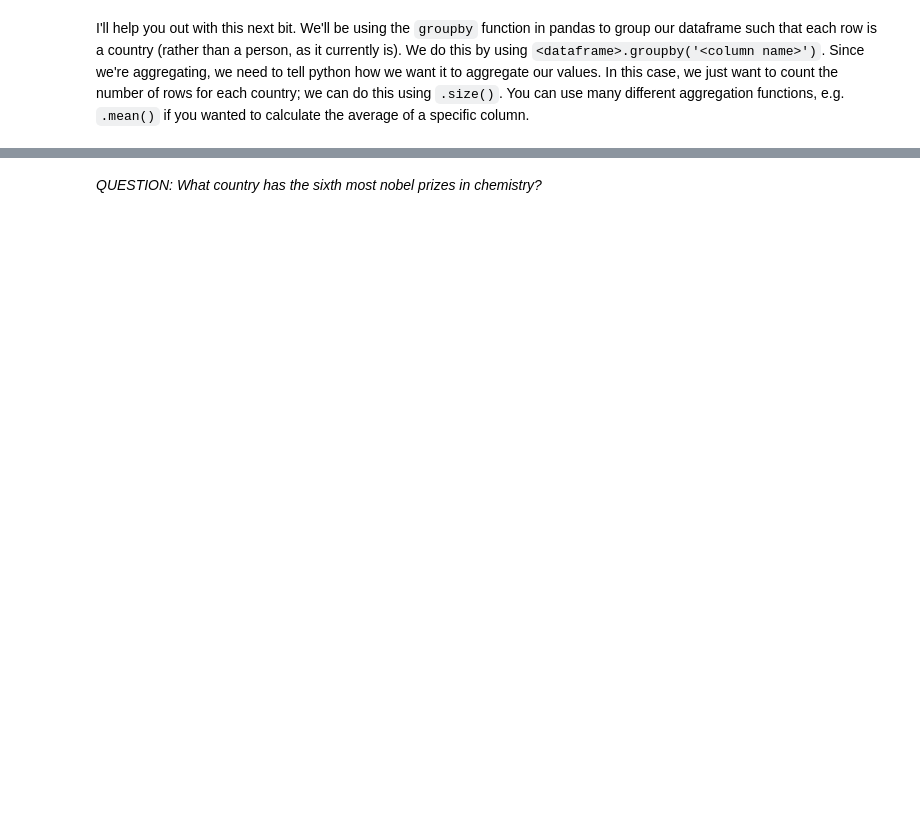
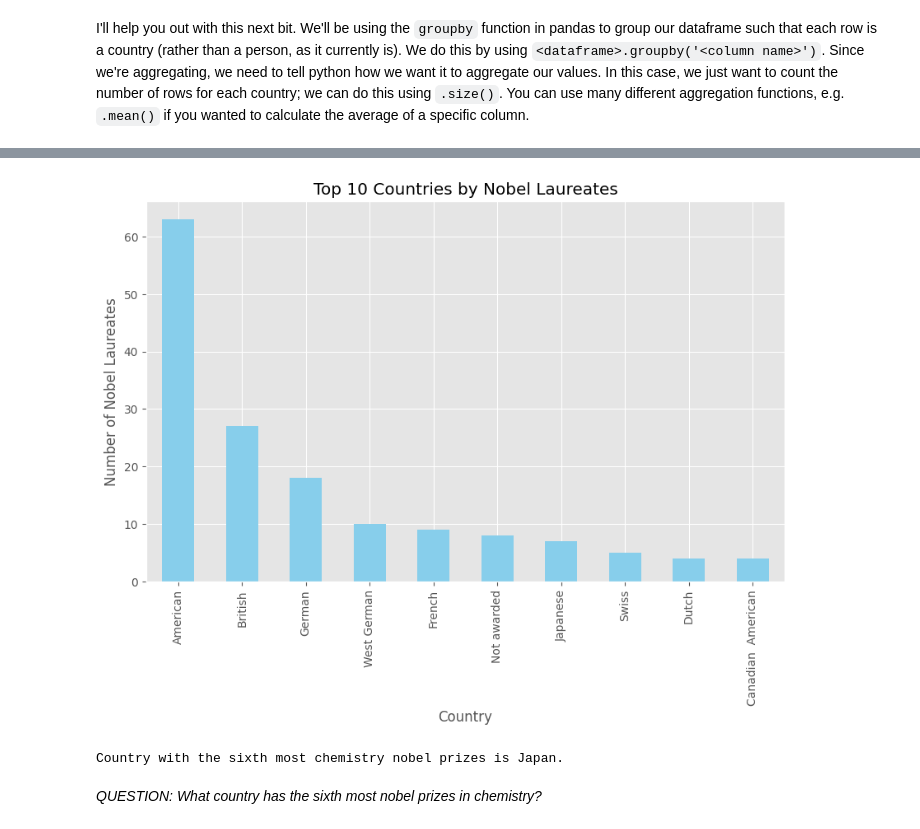
Before and after one commit to ilinashah177/QM2, a Jupyter notebook: Copy_of_W2_Working_with_Data_in_Pandas.ipynb, the cells around one changed output, grey strips where cells are left out. Saved outputs shown, nothing was run; the diff lists cells and outputs as text; code cells hidden in the pictures; blank space fills up the shorter version.

```diff
--- a/Copy_of_W2_Working_with_Data_in_Pandas.ipynb
+++ b/Copy_of_W2_Working_with_Data_in_Pandas.ipynb
@@ -612,4 +612,14 @@ Using the following URL https://en.wikipedia.org/wiki/List_of_Nobel_laureates_in
 # %%
 # scrape the table of Nobel Laureates in Chemistry using read_html. remember, this gives us a LIST of dataframes! lets call this list chem_tables
 
+import pandas as pd
+
+url = 'https://en.wikipedia.org/wiki/List_of_Nobel_laureates_in_Chemistry'
+
+chem_tables = pd.read_html(url)
+
 # select the first dataframe from this list and call it chem
+
+chem = chem_tables[0]
+
+print(chem.head())
@@ -618,6 +642,10 @@ I'll help you out with this next bit. We'll be using the `groupby` function in p
 # %%
 # create a new dataframe called 'country' in which each row is a country, and the values represent the number of nobel laureates.
 
+country = chem.groupby('Nationality[B]')['Laureate[A]'].size()
+
+print(country)
+
 # now sort it in descending order
 
-# finally, plot the top 10 countries
+country.sort_values(ascending=False).head()
@@ -624,2 +678,23 @@ I'll help you out with this next bit. We'll be using the `groupby` function in p
+# %%
+# finally, plot the top 10 countries
+
+top_10_countries = country.sort_values(ascending=False).head(10)
+
+plt.figure(figsize=(10, 6))
+
+top_10_countries.plot(kind='bar', color='skyblue')
+
+plt.title('Top 10 Countries by Nobel Laureates')
+plt.xlabel('Country')
+plt.ylabel('Number of Nobel Laureates')
+
+plt.show()
+
+print('Country with the sixth most chemistry nobel prizes is Japan.')
+
+# Thus, Japan has sixth most chemistry nobel prizes
+# %% [output]
+[figure, added]
+Country with the sixth most chemistry nobel prizes is Japan.
 # %% [markdown]
 *QUESTION: What country has the sixth most nobel prizes in chemistry?*
```
Also changed, not shown: parts of 2 cells of this notebook.
